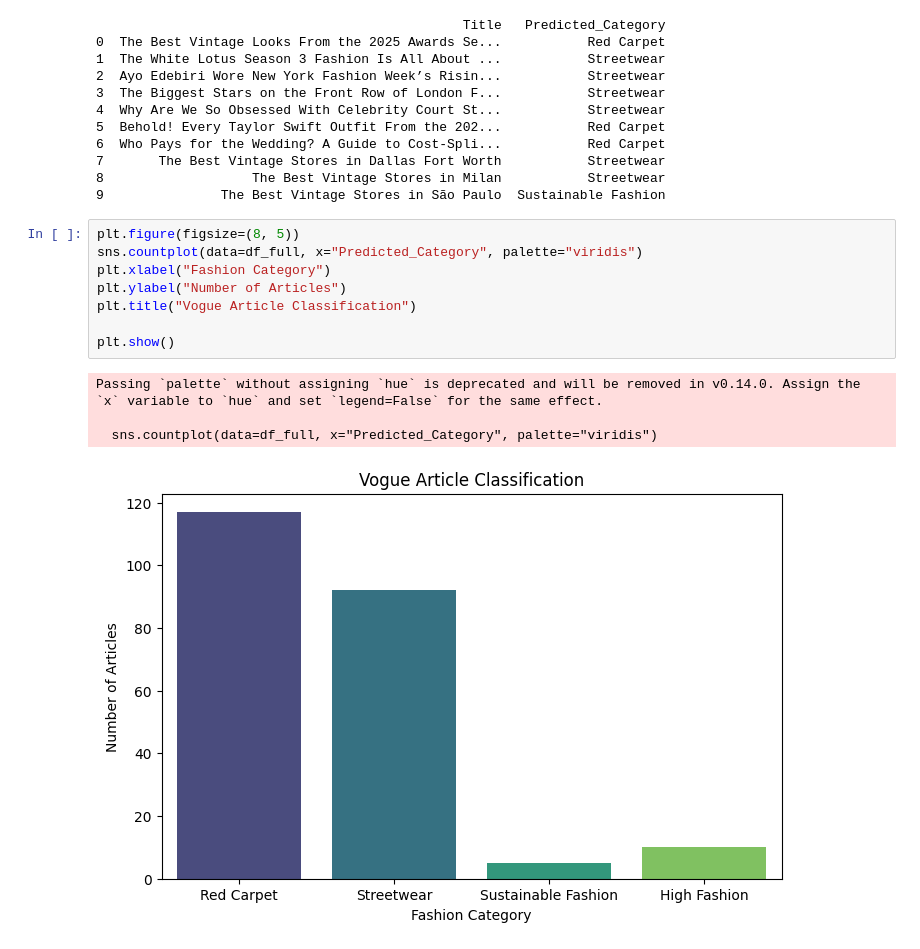
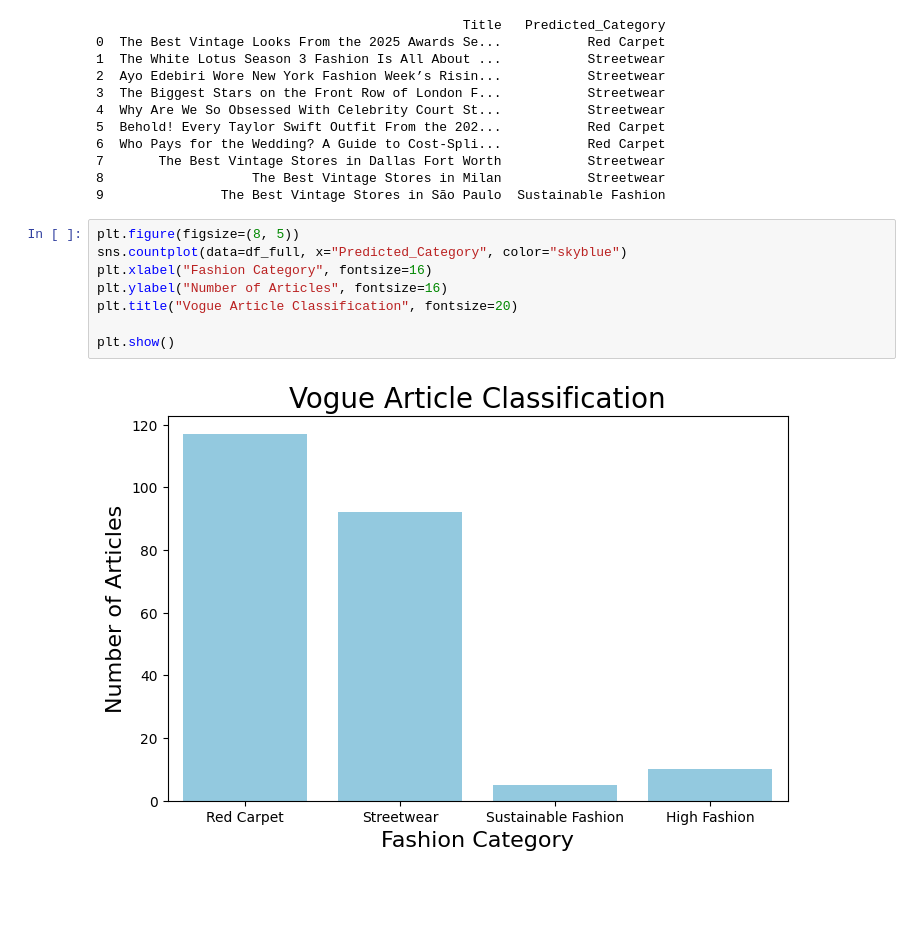
Before and after one commit to tessorastefan/fashion-trends-visualization, a Jupyter notebook: notebooks/eda.ipynb, the cells around one changed output. Cells and saved outputs as stored; diff of their text form; blank space fills up the shorter version.

```diff
--- a/notebooks/eda.ipynb
+++ b/notebooks/eda.ipynb
@@ -296,14 +345,11 @@ print(df_full[["Title", "Predicted_Category"]].head(10))
 9               The Best Vintage Stores in São Paulo  Sustainable Fashion
 # %%
 plt.figure(figsize=(8, 5))
-sns.countplot(data=df_full, x="Predicted_Category", palette="viridis")
-plt.xlabel("Fashion Category")
-plt.ylabel("Number of Articles")
-plt.title("Vogue Article Classification")
+sns.countplot(data=df_full, x="Predicted_Category", color="skyblue")
+plt.xlabel("Fashion Category", fontsize=16)
+plt.ylabel("Number of Articles", fontsize=16)
+plt.title("Vogue Article Classification", fontsize=20)
 
 plt.show()
 # %% [output]
-Passing `palette` without assigning `hue` is deprecated and will be removed in v0.14.0. Assign the `x` variable to `hue` and set `legend=False` for the same effect.
-
-  sns.countplot(data=df_full, x="Predicted_Category", palette="viridis")
-[figure, old version]
+[figure, new version]
```
Also changed, not shown: parts of 5 cells of this notebook.
